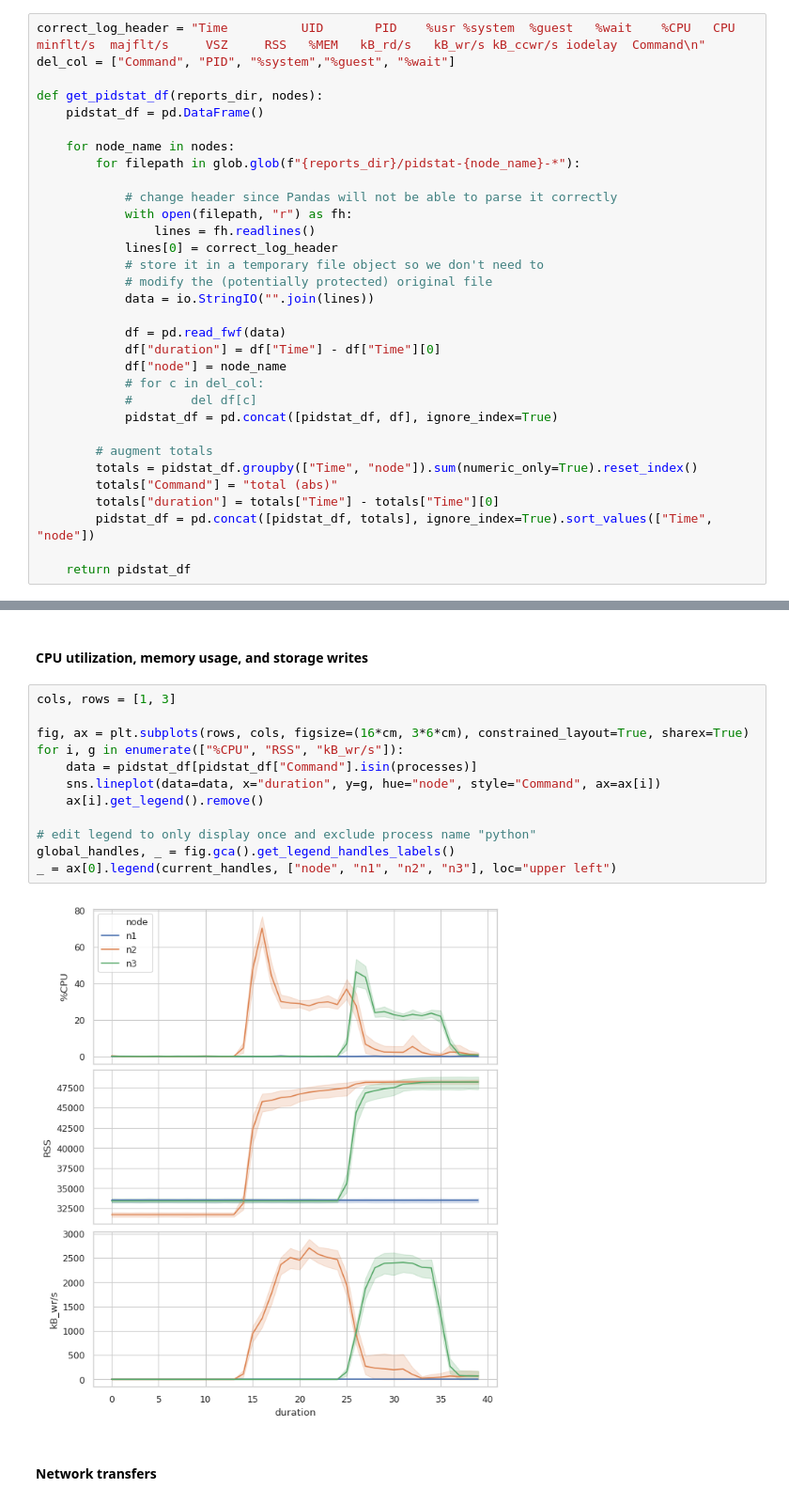
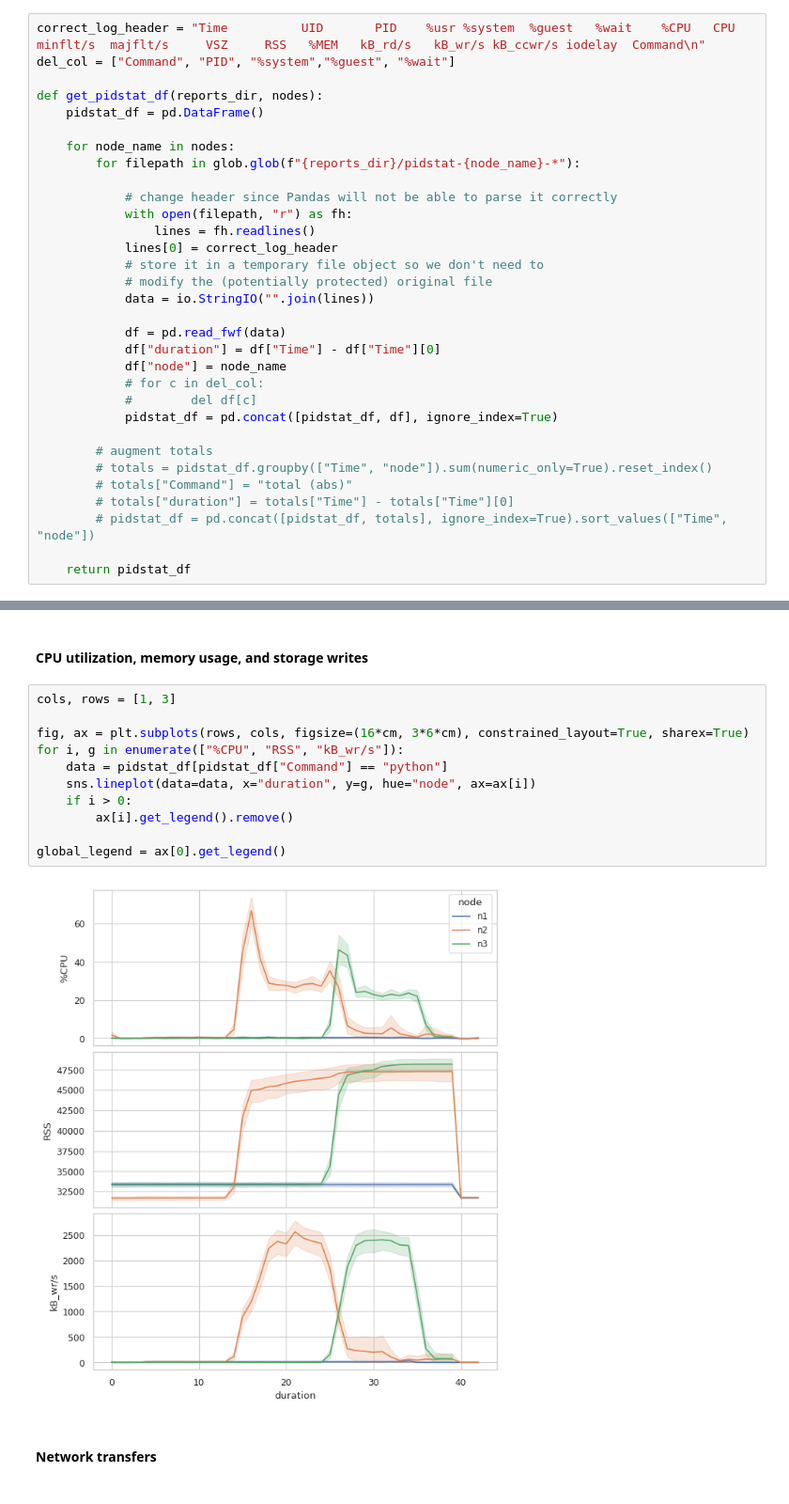
Before and after one commit to teschmitt/monntpy-lab, a Jupyter notebook: EvalInternal.ipynb, the cells around one changed output, grey strips where cells are left out. Shown at 94% size. Saved outputs shown, nothing was run; the diff lists cells and outputs as text.

```diff
--- a/EvalInternal.ipynb
+++ b/EvalInternal.ipynb
@@ -38,10 +44,10 @@ def get_pidstat_df(reports_dir, nodes):
             pidstat_df = pd.concat([pidstat_df, df], ignore_index=True)
 
         # augment totals
-        totals = pidstat_df.groupby(["Time", "node"]).sum(numeric_only=True).reset_index()
-        totals["Command"] = "total (abs)"
-        totals["duration"] = totals["Time"] - totals["Time"][0]
-        pidstat_df = pd.concat([pidstat_df, totals], ignore_index=True).sort_values(["Time", "node"])
+        # totals = pidstat_df.groupby(["Time", "node"]).sum(numeric_only=True).reset_index()
+        # totals["Command"] = "total (abs)"
+        # totals["duration"] = totals["Time"] - totals["Time"][0]
+        # pidstat_df = pd.concat([pidstat_df, totals], ignore_index=True).sort_values(["Time", "node"])
 
     return pidstat_df
 # %%
@@ -83,17 +91,16 @@ pidstat_df = get_pidstat_df(reports_dir=reports_dir, nodes=nodes)
 # %%
 cols, rows = [1, 3]
 
 fig, ax = plt.subplots(rows, cols, figsize=(16*cm, 3*6*cm), constrained_layout=True, sharex=True)
 for i, g in enumerate(["%CPU", "RSS", "kB_wr/s"]):
-    data = pidstat_df[pidstat_df["Command"].isin(processes)]
-    sns.lineplot(data=data, x="duration", y=g, hue="node", style="Command", ax=ax[i])
-    ax[i].get_legend().remove()
+    data = pidstat_df[pidstat_df["Command"] == "python"]
+    sns.lineplot(data=data, x="duration", y=g, hue="node", ax=ax[i])
+    if i > 0:
+        ax[i].get_legend().remove()
 
-# edit legend to only display once and exclude process name "python"
-global_handles, _ = fig.gca().get_legend_handles_labels()
-_ = ax[0].legend(current_handles, ["node", "n1", "n2", "n3"], loc="upper left")
+global_legend = ax[0].get_legend()
 # %% [output]
-[figure, old version]
+[figure, new version]
 # %% [markdown]
 #### Network transfers
 # %%
```
Also changed, not shown: parts of 20 cells of this notebook, 31 other files.
